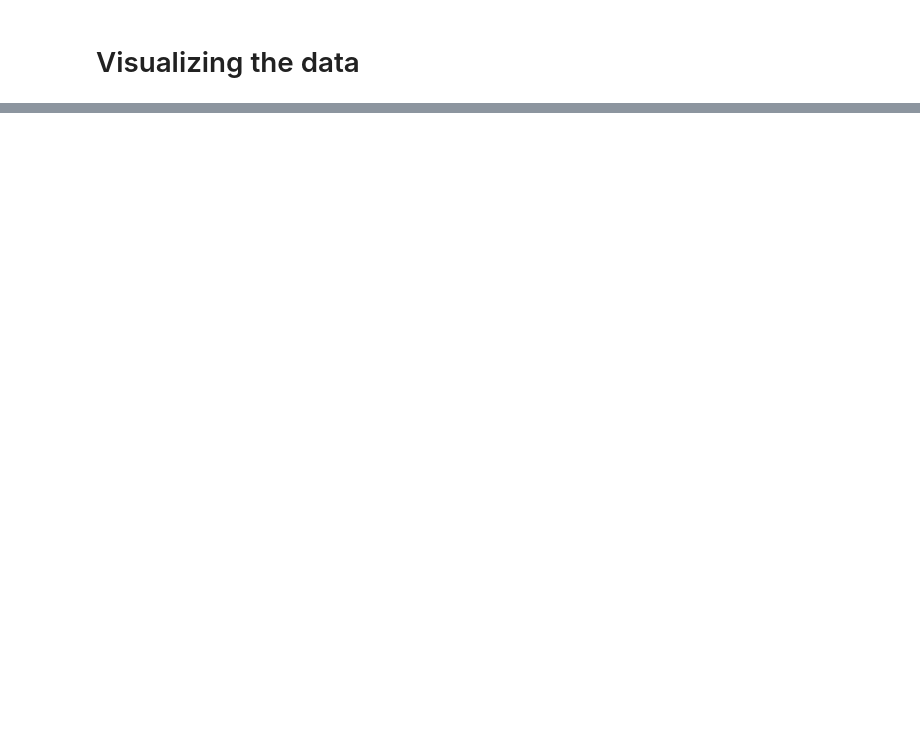
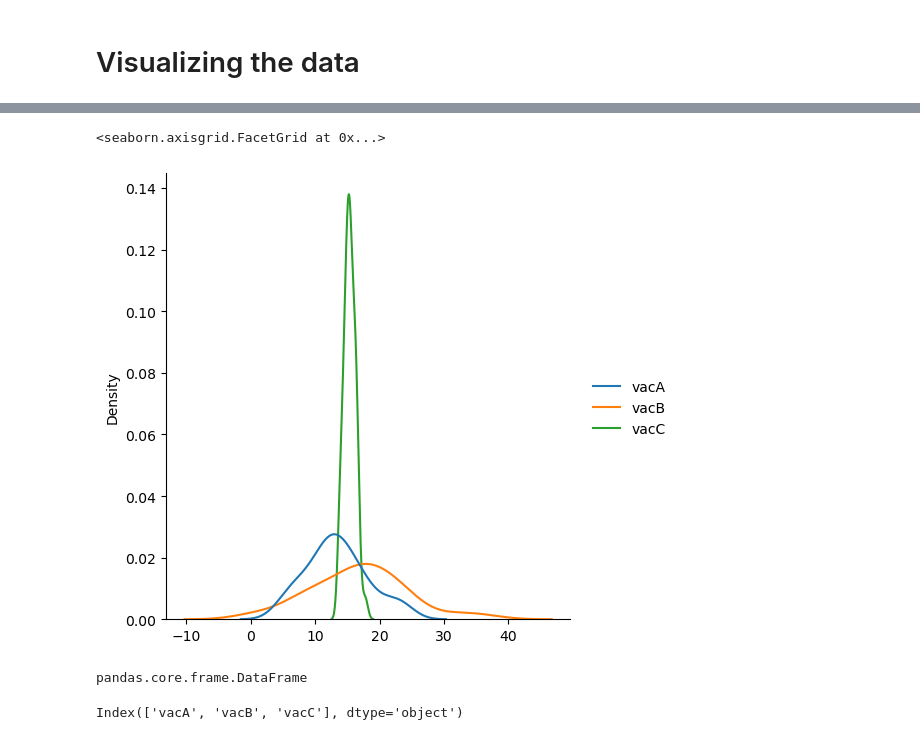
Before and after one commit to IntelliMedCalStateLA/EE2810F24, a Jupyter notebook: compareTimeOfEffect.ipynb, the cells around one changed output, grey strips where cells are left out. Saved outputs shown, nothing was run; the diff lists cells and outputs as text; code cells hidden in the pictures; blank space fills up the shorter version.

```diff
--- a/compareTimeOfEffect.ipynb
+++ b/compareTimeOfEffect.ipynb
@@ -63,4 +114,7 @@ import seaborn as sns
 # %%
 # Estimate the probability density using kernel density estimation.
 
-sns______________(tEffectPD, _______________________)
+sns.displot(tEffectPD, kind='kde')
+# %% [output]
+<seaborn.axisgrid.FacetGrid at 0x...>
+[figure, added]
@@ -67,2 +125,10 @@ sns______________(tEffectPD, _______________________)
+# %%
+type(t3)
+# %% [output]
+pandas.core.frame.DataFrame
+# %%
+tEffectPD.columns
+# %% [output]
+Index(['vacA', 'vacB', 'vacC'], dtype='object')
 # %%
 # Create a box and whisker plot that compares all 3 vaccines
```
Also changed, not shown: parts of 15 cells of this notebook.
